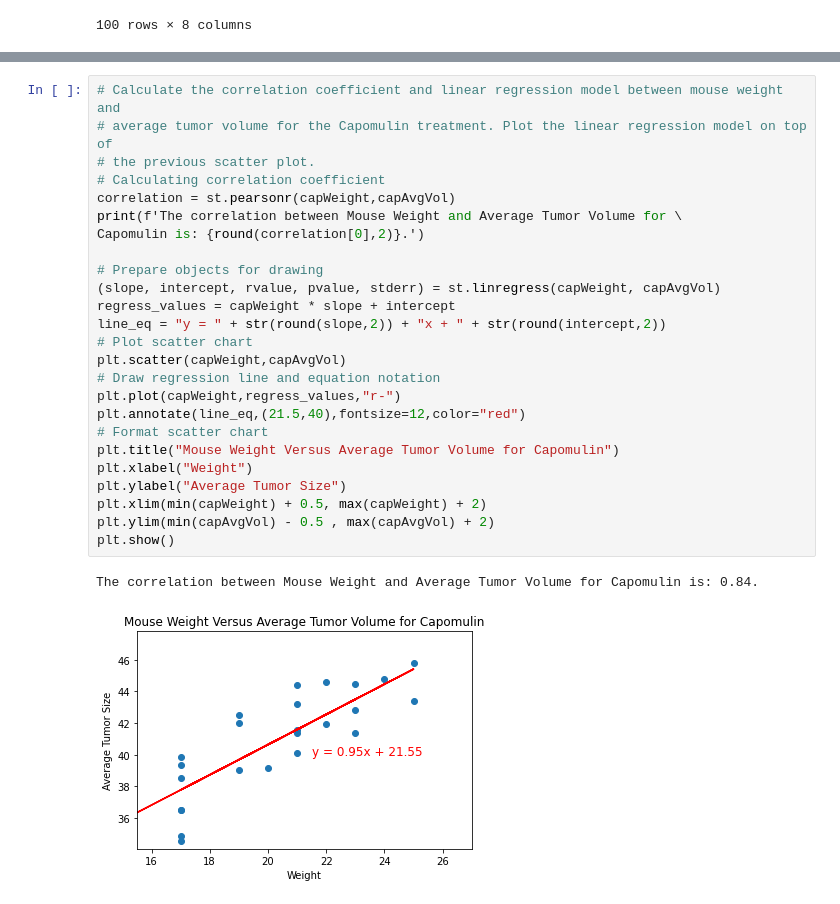
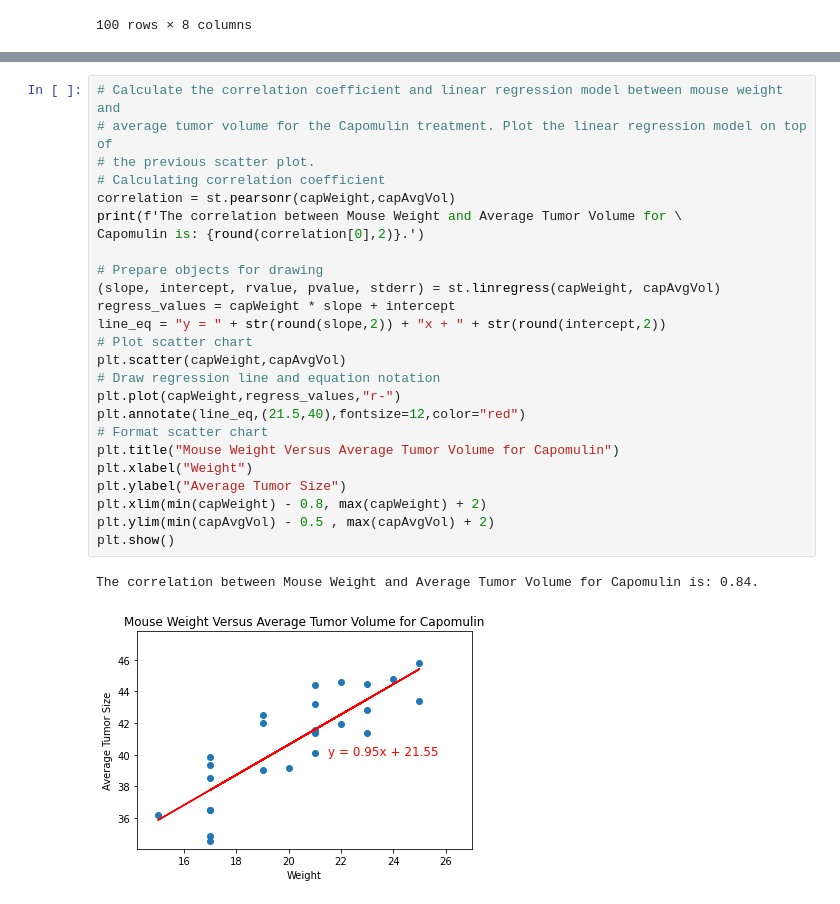
Before and after one commit to SanabuW/matplotlib-challenge, a Jupyter notebook: pymaceuticals_submission_file.ipynb, the cells around one changed output, grey strips where cells are left out. Cells and saved outputs as stored; diff of their text form.

Commit message:
-final commit -adjusted scatterplot bounds -made quartile calculations scalable

```diff
--- a/pymaceuticals_submission_file.ipynb
+++ b/pymaceuticals_submission_file.ipynb
@@ -470,28 +398,28 @@ plt.show()
 # %%
 # Calculate the correlation coefficient and linear regression model between mouse weight and
 # average tumor volume for the Capomulin treatment. Plot the linear regression model on top of
 # the previous scatter plot.
 # Calculating correlation coefficient
 correlation = st.pearsonr(capWeight,capAvgVol)
 print(f'The correlation between Mouse Weight and Average Tumor Volume for \
 Capomulin is: {round(correlation[0],2)}.')
 
 # Prepare objects for drawing
 (slope, intercept, rvalue, pvalue, stderr) = st.linregress(capWeight, capAvgVol)
 regress_values = capWeight * slope + intercept
 line_eq = "y = " + str(round(slope,2)) + "x + " + str(round(intercept,2))
 # Plot scatter chart
 plt.scatter(capWeight,capAvgVol)
 # Draw regression line and equation notation
 plt.plot(capWeight,regress_values,"r-")
 plt.annotate(line_eq,(21.5,40),fontsize=12,color="red")
 # Format scatter chart
 plt.title("Mouse Weight Versus Average Tumor Volume for Capomulin")
 plt.xlabel("Weight")
 plt.ylabel("Average Tumor Size")
-plt.xlim(min(capWeight) + 0.5, max(capWeight) + 2)
+plt.xlim(min(capWeight) - 0.8, max(capWeight) + 2)
 plt.ylim(min(capAvgVol) - 0.5 , max(capAvgVol) + 2)
 plt.show()
 # %% [output]
 The correlation between Mouse Weight and Average Tumor Volume for Capomulin is: 0.84.
-[figure, old version]
+[figure, new version]
```
Also changed, not shown: parts of 5 cells of this notebook, 1 other file.
